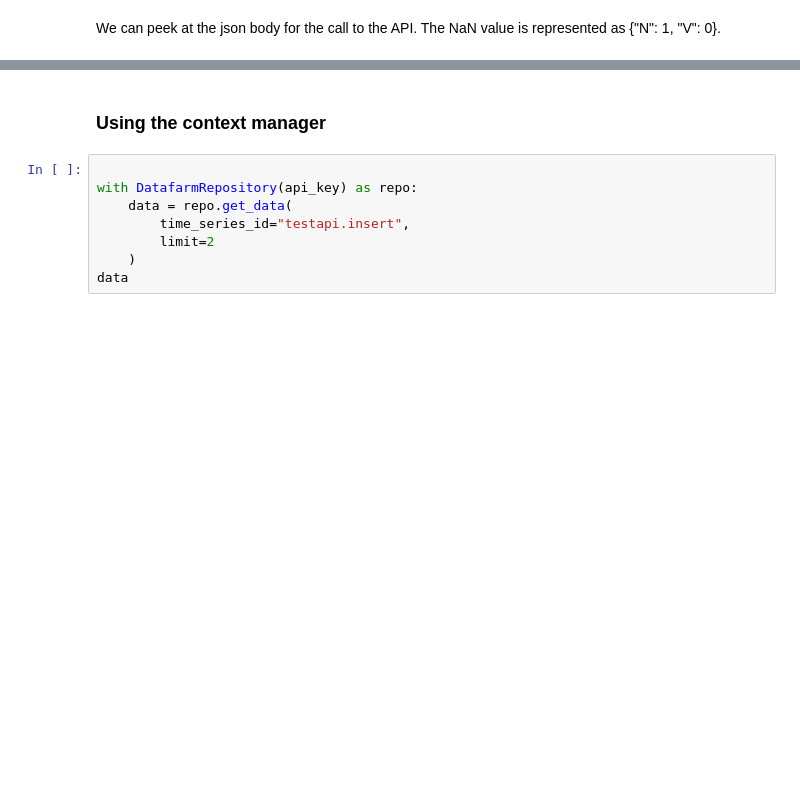
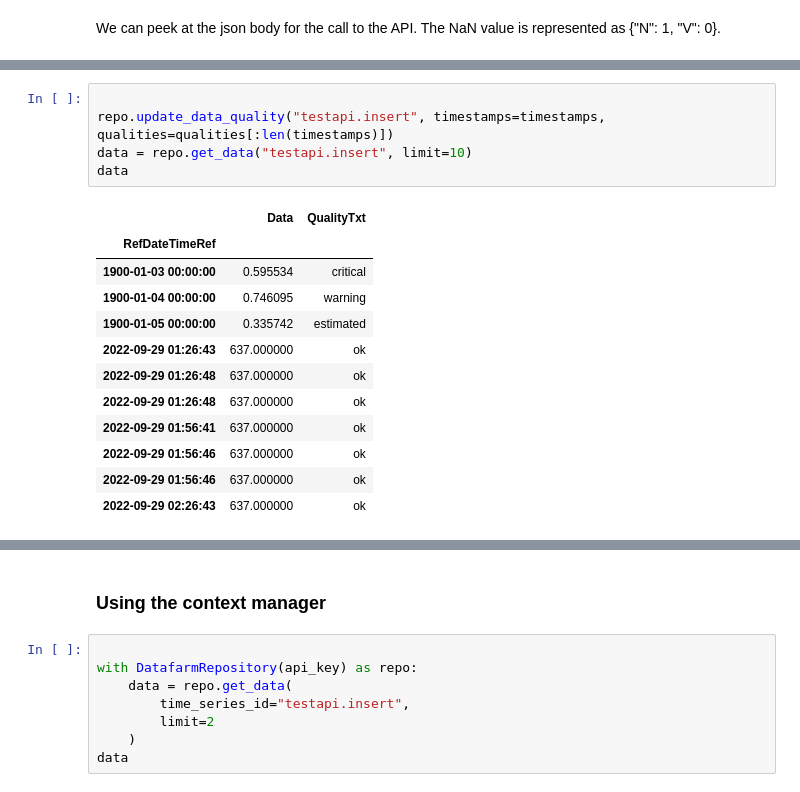
Before and after one commit to DHI/watobs, a Jupyter notebook: notebooks/DIMSFARM_example.ipynb, the cells around one changed output, grey strips where cells are left out. Drawn from its saved outputs; the diff is of its cells as text; blank space fills up the shorter version.

```diff
--- a/notebooks/DIMSFARM_example.ipynb
+++ b/notebooks/DIMSFARM_example.ipynb
@@ -139,0 +145,18 @@ json.loads(res.request.body)
+# %%
+
+repo.update_data_quality("testapi.insert", timestamps=timestamps, qualities=qualities[:len(timestamps)])
+data = repo.get_data("testapi.insert", limit=10)
+data
+# %% [output]
+|  | Data | QualityTxt |
+| RefDateTimeRef |  |  |
+| 1900-01-03 00:00:00 | 0.595534 | critical |
+| 1900-01-04 00:00:00 | 0.746095 | warning |
+| 1900-01-05 00:00:00 | 0.335742 | estimated |
+| 2022-09-29 01:26:43 | 637.000000 | ok |
+| 2022-09-29 01:26:48 | 637.000000 | ok |
+| 2022-09-29 01:26:48 | 637.000000 | ok |
+| 2022-09-29 01:56:41 | 637.000000 | ok |
+| 2022-09-29 01:56:46 | 637.000000 | ok |
+| 2022-09-29 01:56:46 | 637.000000 | ok |
+| 2022-09-29 02:26:43 | 637.000000 | ok |
```
Also changed, not shown: parts of 10 cells of this notebook, 2 other files.
